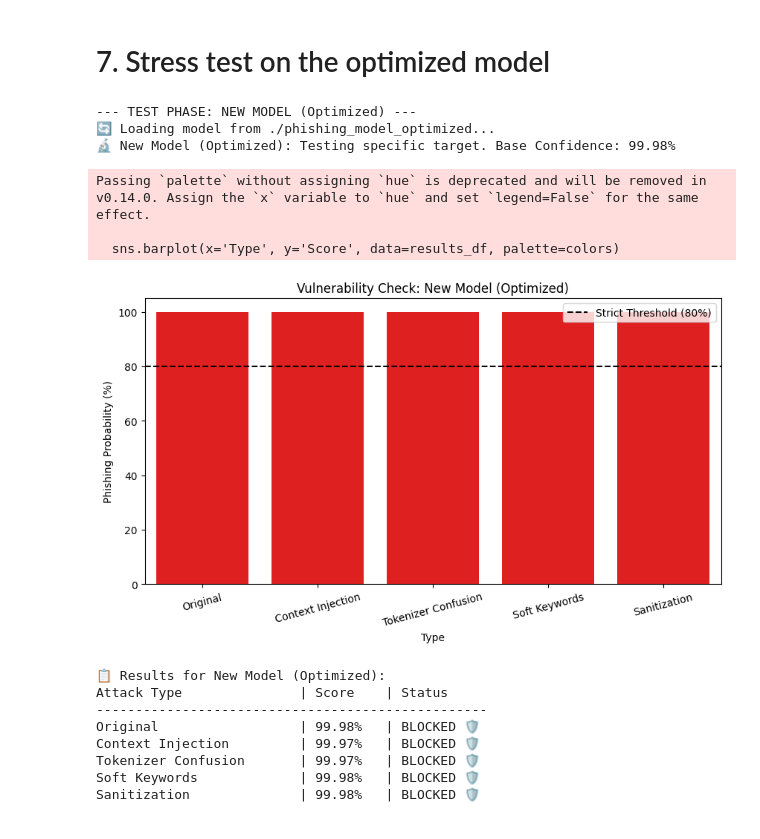
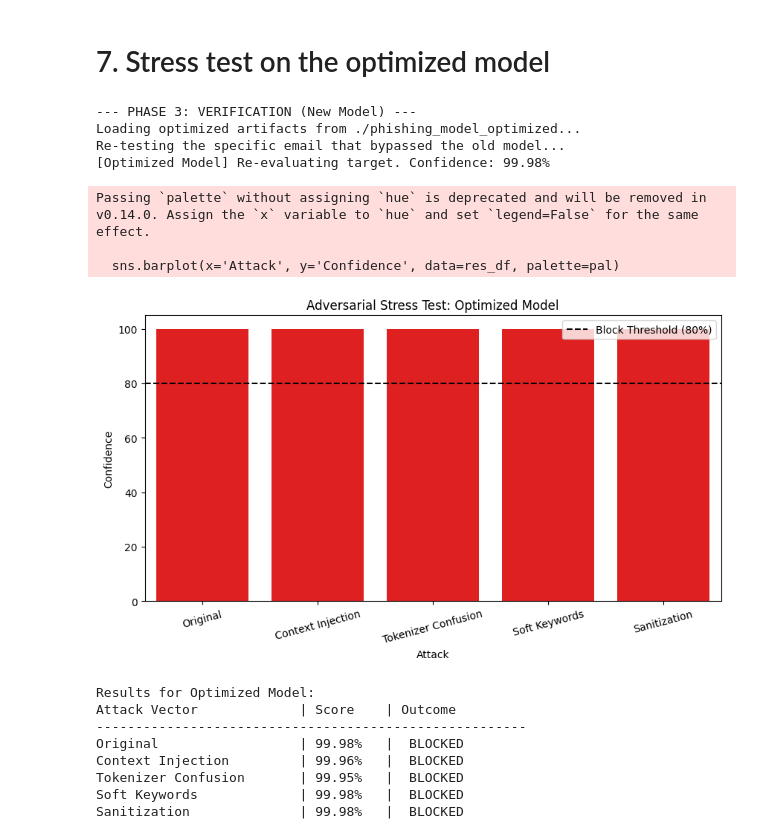
Before and after one commit to ItsBarMor/AI-Driven-Cybersecurity, a Jupyter notebook: notebook.ipynb, the cells around one changed output. Saved outputs shown, nothing was run; the diff lists cells and outputs as text; code cells hidden in the pictures.

```diff
--- a/notebook.ipynb
+++ b/notebook.ipynb
@@ -1096,57 +1068,60 @@ plt.show()
 # %% [markdown]
 # 7. Stress test on the optimized model
 # %%
-print("--- TEST PHASE: NEW MODEL (Optimized) ---")
+print("--- PHASE 3: VERIFICATION (New Model) ---")
 
 from transformers import AutoTokenizer, AutoModelForSequenceClassification
 
-# 1. Load the OPTIMIZED model
-# (Make sure you point to the folder where you saved the retrained model)
-NEW_MODEL_PATH = "./phishing_model_optimized"
+# --- Config ---
+OPTIMIZED_MODEL_DIR = "./phishing_model_optimized"
 
+# --- Load & Verify ---
 try:
-    print(f"Loading model from {NEW_MODEL_PATH}...")
-    tokenizer_new = AutoTokenizer.from_pretrained(NEW_MODEL_PATH)
-    model_new = AutoModelForSequenceClassification.from_pretrained(NEW_MODEL_PATH)
+    print(f"Loading optimized artifacts from {OPTIMIZED_MODEL_DIR}...")
+    tokenizer_new = AutoTokenizer.from_pretrained(OPTIMIZED_MODEL_DIR)
+    model_new = AutoModelForSequenceClassification.from_pretrained(OPTIMIZED_MODEL_DIR)
 
-    # 2. Run the Stress Test
-    # We check if 'failed_email_text' exists from the previous run.
-    # If yes -> We attack the exact same email to prove the fix.
-    # If no  -> We scan for a new target.
+    # Check if we have the specific failure case from Phase 1 to compare against
+    if 'failed_sample_text' in locals() and failed_sample_text:
+        print("Re-testing the specific email that bypassed the old model...")
+        target_payload = failed_sample_text
+    else:
+        print("No prior failure sample found in memory. Scanning for a new target...")
+        target_payload = None
 
-    target_to_test = failed_email_text if 'failed_email_text' in locals() else None
-
-    stress_test_model(
+    # Run the same attack vector suite
+    # (Relies on run_attack_vector being defined in the previous cell)
+    run_attack_vector(
         model_new,
         tokenizer_new,
-        model_name="New Model (Optimized)",
-        target_text=target_to_test,
+        victim_text=target_payload,
+        model_label="Optimized Model",
         threshold=80
     )
 
 except OSError:
-    print("❌ Error: Could not find './phishing_model_optimized'.")
-    print("   Did you run the retraining/saving script successfully?")
+    print(f"❌ Critical: Model path '{OPTIMIZED_MODEL_DIR}' does not exist.")
+    print("   Ensure the retraining loop completed and saved the artifacts.")
+
 except NameError:
-    # If stress_test_model isn't defined, we remind the user
-    print("❌ Error: Function 'stress_test_model' not defined.")
-    print("   Please run the cell containing the function definition first.")
+    print("❌ Error: 'run_attack_vector' helper is missing. Run the definition cell above.")
 # %% [output]
---- TEST PHASE: NEW MODEL (Optimized) ---
-🔄 Loading model from ./phishing_model_optimized...
-🔬 New Model (Optimized): Testing specific target. Base Confidence: 99.98%
+--- PHASE 3: VERIFICATION (New Model) ---
+Loading optimized artifacts from ./phishing_model_optimized...
+Re-testing the specific email that bypassed the old model...
+[Optimized Model] Re-evaluating target. Confidence: 99.98%
 Passing `palette` without assigning `hue` is deprecated and will be removed in v0.14.0. Assign the `x` variable to `hue` and set `legend=False` for the same effect.
 
-  sns.barplot(x='Type', y='Score', data=results_df, palette=colors)
+  sns.barplot(x='Attack', y='Confidence', data=res_df, palette=pal)
-[figure, old version]
+[figure, new version]
-📋 Results for New Model (Optimized):
-Attack Type               | Score    | Status
---------------------------------------------------
-Original                  | 99.98%   | BLOCKED 🛡️
-Context Injection         | 99.97%   | BLOCKED 🛡️
-Tokenizer Confusion       | 99.97%   | BLOCKED 🛡️
-Soft Keywords             | 99.98%   | BLOCKED 🛡️
-Sanitization              | 99.98%   | BLOCKED 🛡️
+Results for Optimized Model:
+Attack Vector             | Score    | Outcome
+-------------------------------------------------------
+Original                  | 99.98%   |  BLOCKED
+Context Injection         | 99.96%   |  BLOCKED
+Tokenizer Confusion       | 99.95%   |  BLOCKED
+Soft Keywords             | 99.98%   |  BLOCKED
+Sanitization              | 99.98%   |  BLOCKED
 # %% [markdown]
 ### A/B Testing Analysis: Phase 1 vs. Phase 2
 This comparison demonstrates a complete remediation of the identified vulnerabilities.
```
Also changed, not shown: parts of 18 cells of this notebook.
